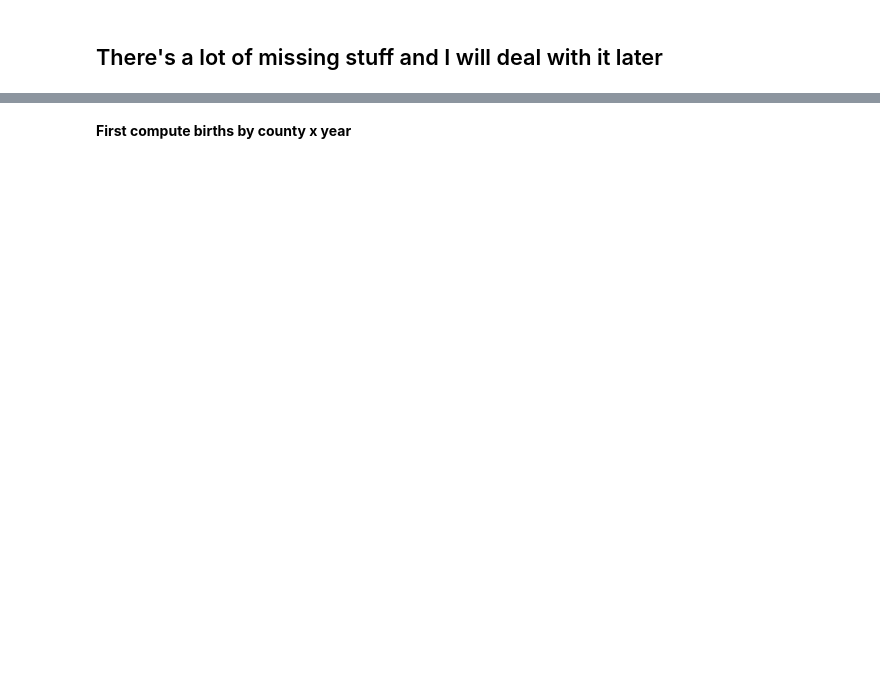
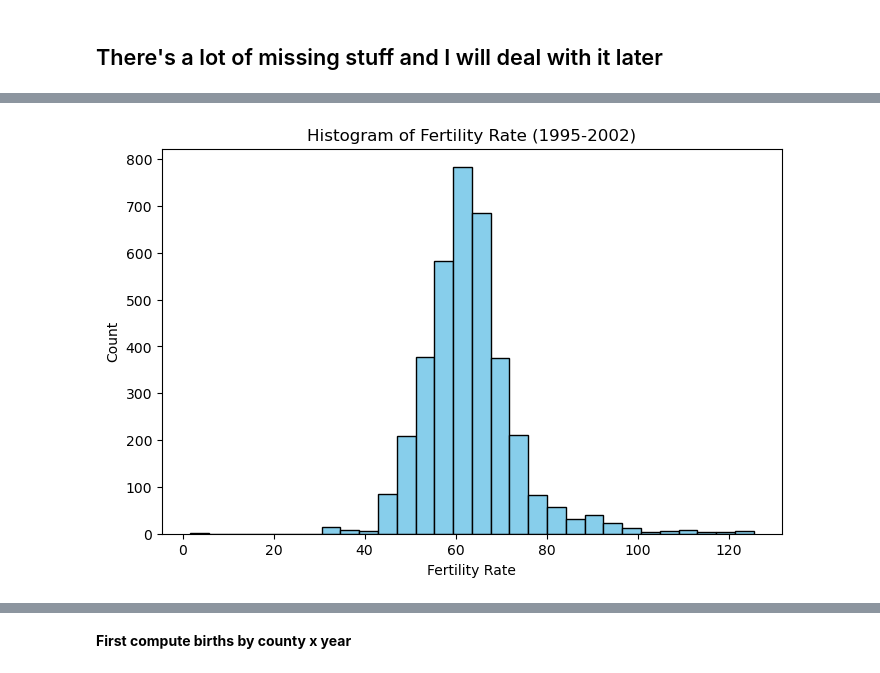
Before and after one commit to elizagoler/RecessionFertility, a Jupyter notebook: source/derived/county_gfrs/calculate_gfrs.ipynb, the cells around one changed output, grey strips where cells are left out. Cells and saved outputs as stored; diff of their text form; code cells hidden in the pictures; blank space fills up the shorter version.

```diff
--- a/source/derived/county_gfrs/calculate_gfrs.ipynb
+++ b/source/derived/county_gfrs/calculate_gfrs.ipynb
@@ -301,0 +318,11 @@ print(gfr_1995_2002_df[gfr_1995_2002_df['fertility_rate'].notna()].head(10))
+# %%
+import matplotlib.pyplot as plt
+
+plt.figure(figsize=(8, 5))
+plt.hist(gfr_1995_2002_df['fertility_rate'].dropna(), bins=30, color='skyblue', edgecolor='black')
+plt.title('Histogram of Fertility Rate (1995-2002)')
+plt.xlabel('Fertility Rate')
+plt.ylabel('Count')
+plt.show()
+# %% [output]
+[figure, added]
```
Also changed, not shown: parts of 84 cells of this notebook, 8 other files.
